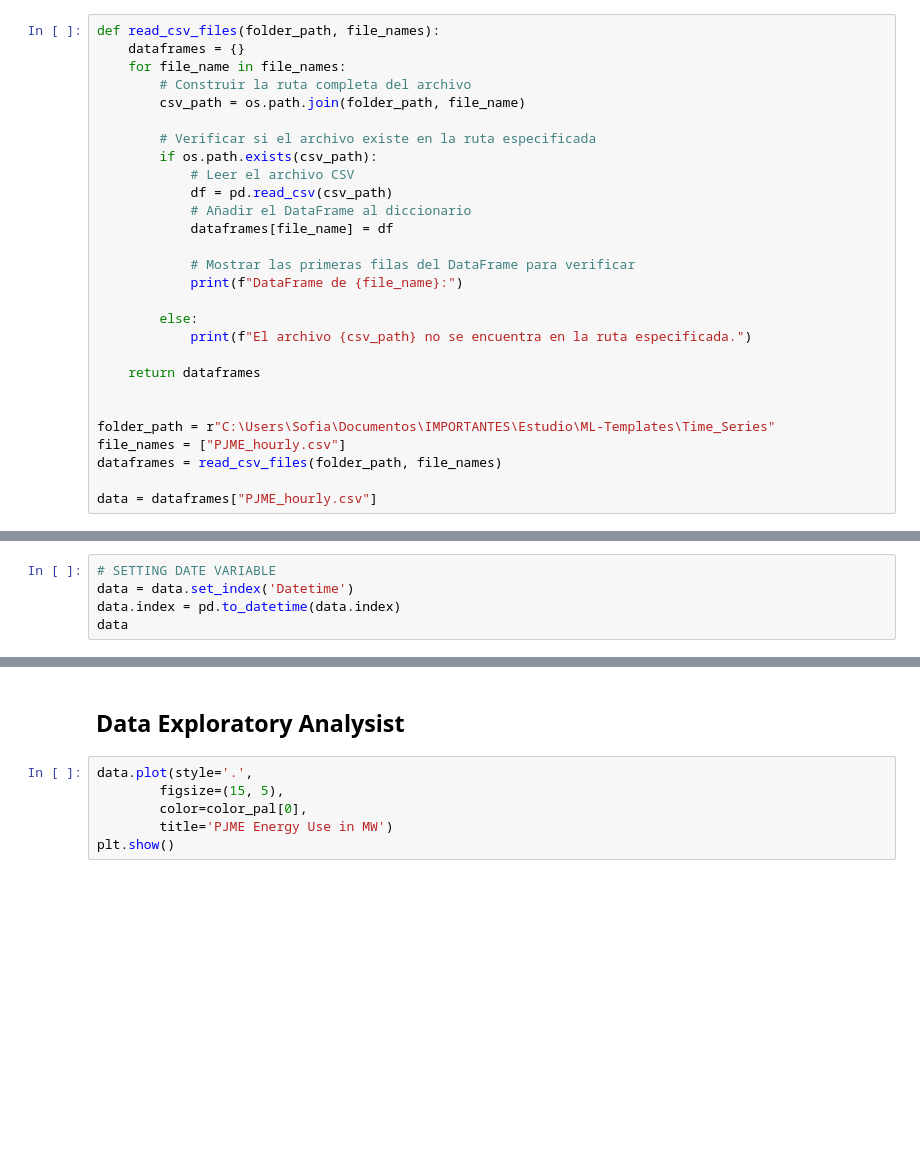
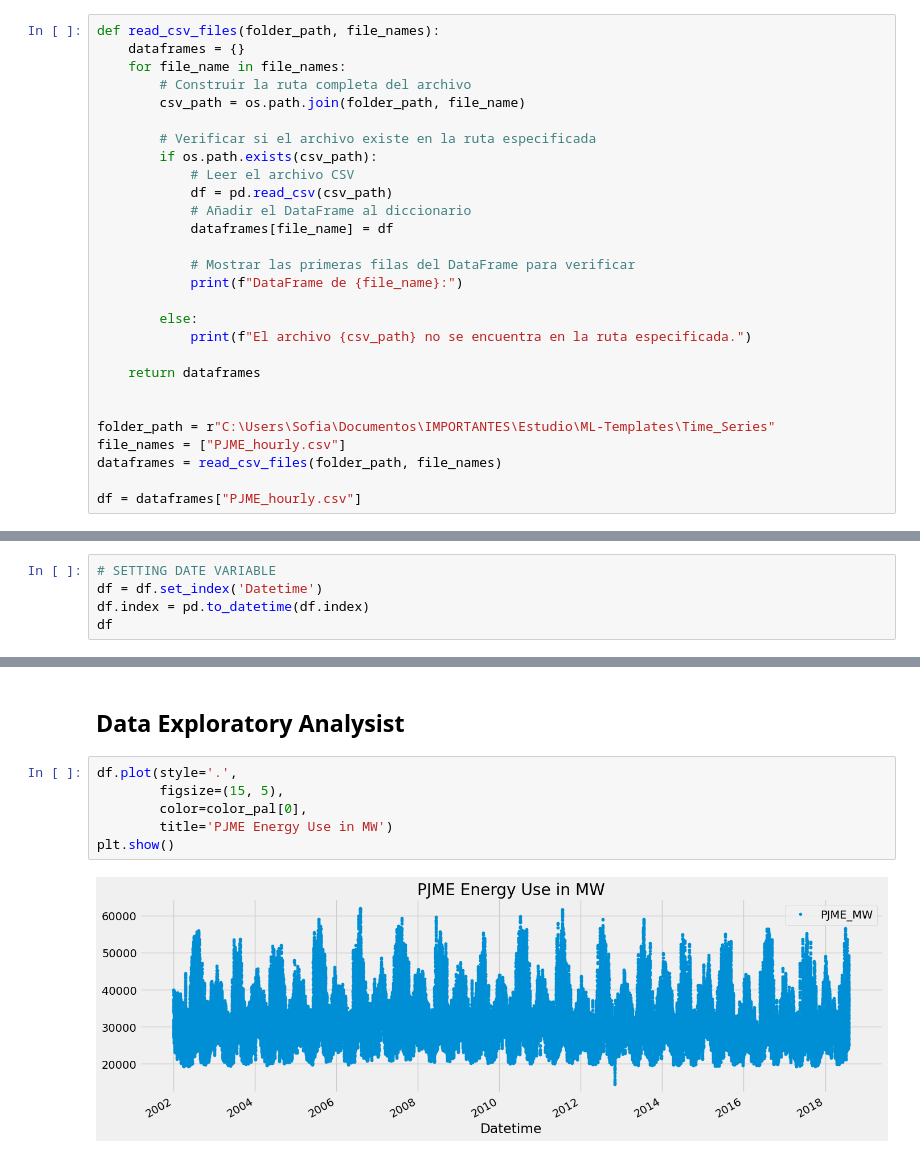
Before and after one commit to sofff24/ML-Templates, a Jupyter notebook: Time Series/Time Series.ipynb, the cells around one changed output, grey strips where cells are left out. Drawn from its saved outputs; the diff is of its cells as text; blank space fills up the shorter version.

```diff
--- a/Time Series/Time Series.ipynb
+++ b/Time Series/Time Series.ipynb
@@ -39,14 +38,14 @@ folder_path = r"C:\Users\Sofia\Documentos\IMPORTANTES\Estudio\ML-Templates\Time_
 file_names = ["PJME_hourly.csv"]
 dataframes = read_csv_files(folder_path, file_names)
 
-data = dataframes["PJME_hourly.csv"]
+df = dataframes["PJME_hourly.csv"]
 # %% [output]
 DataFrame de PJME_hourly.csv:
 # %%
 # SETTING DATE VARIABLE
-data = data.set_index('Datetime')
-data.index = pd.to_datetime(data.index)
-data
+df = df.set_index('Datetime')
+df.index = pd.to_datetime(df.index)
+df
 # %% [output]
 |  | PJME_MW |
 | Datetime |  |
@@ -65,8 +64,10 @@ data
 # %% [markdown]
 ## Data Exploratory Analysist
 # %%
-data.plot(style='.',
+df.plot(style='.',
         figsize=(15, 5),
         color=color_pal[0],
         title='PJME Energy Use in MW')
 plt.show()
+# %% [output]
+[figure, added]
```
Also changed, not shown: parts of 13 cells of this notebook, 4 other files.
